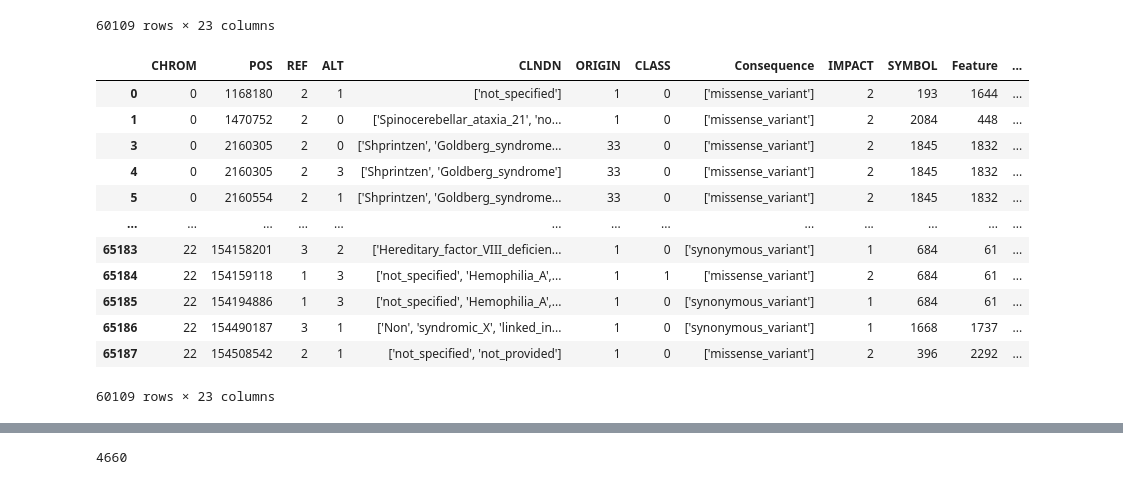
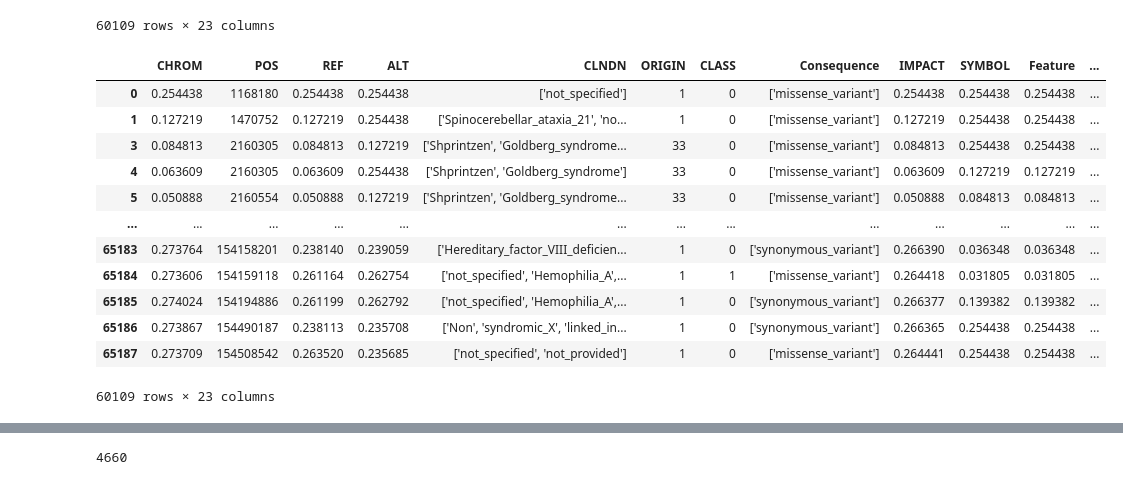
Before and after one commit to angelpuerta/genetic_variants, a Jupyter notebook: 4_designing_model.ipynb, the cells around one changed output, grey strips where cells are left out. Drawn from its saved outputs; the diff is of its cells as text; code cells hidden in the pictures.

```diff
--- a/4_designing_model.ipynb
+++ b/4_designing_model.ipynb
@@ -51,22 +52,23 @@ data
 # %%
 training_data = data.copy()
 
-encode = ["CHROM", "REF", "ALT", "IMPACT", "SYMBOL", "Feature", "Amino_acids", "STRAND", "SIFT", "Amino_acids_target", "PolyPhen", "BLOSUM", "IS_EXON"]
-training_data[encode] = training_data[encode].apply(LabelEncoder().fit_transform)
+encode = ["CHROM", "REF", "ALT", "IMPACT", "SYMBOL", "Feature", "Amino_acids", "SIFT", "Amino_acids_target", "PolyPhen"]
+# training_data[encode] = training_data[encode].apply(LabelEncoder().fit_transform)
+training_data[encode] = CatBoostEncoder(cols=encode).fit_transform(training_data[encode], training_data["CLASS"])
 training_data
 # %% [output]
 |  | CHROM | POS | REF | ALT | CLNDN | ORIGIN | CLASS | Consequence | IMPACT | SYMBOL | Feature | ... |
-| 0 | 0 | 1168180 | 2 | 1 | ['not_specified'] | 1 | 0 | ['missense_variant'] | 2 | 193 | 1644 | ... |
-| 1 | 0 | 1470752 | 2 | 0 | ['Spinocerebellar_ataxia_21', 'no... | 1 | 0 | ['missense_variant'] | 2 | 2084 | 448 | ... |
-| 3 | 0 | 2160305 | 2 | 0 | ['Shprintzen', 'Goldberg_syndrome... | 33 | 0 | ['missense_variant'] | 2 | 1845 | 1832 | ... |
-| 4 | 0 | 2160305 | 2 | 3 | ['Shprintzen', 'Goldberg_syndrome'] | 33 | 0 | ['missense_variant'] | 2 | 1845 | 1832 | ... |
-| 5 | 0 | 2160554 | 2 | 1 | ['Shprintzen', 'Goldberg_syndrome... | 33 | 0 | ['missense_variant'] | 2 | 1845 | 1832 | ... |
+| 0 | 0.254438 | 1168180 | 0.254438 | 0.254438 | ['not_specified'] | 1 | 0 | ['missense_variant'] | 0.254438 | 0.254438 | 0.254438 | ... |
+| 1 | 0.127219 | 1470752 | 0.127219 | 0.254438 | ['Spinocerebellar_ataxia_21', 'no... | 1 | 0 | ['missense_variant'] | 0.127219 | 0.254438 | 0.254438 | ... |
+| 3 | 0.084813 | 2160305 | 0.084813 | 0.127219 | ['Shprintzen', 'Goldberg_syndrome... | 33 | 0 | ['missense_variant'] | 0.084813 | 0.254438 | 0.254438 | ... |
+| 4 | 0.063609 | 2160305 | 0.063609 | 0.254438 | ['Shprintzen', 'Goldberg_syndrome'] | 33 | 0 | ['missense_variant'] | 0.063609 | 0.127219 | 0.127219 | ... |
+| 5 | 0.050888 | 2160554 | 0.050888 | 0.127219 | ['Shprintzen', 'Goldberg_syndrome... | 33 | 0 | ['missense_variant'] | 0.050888 | 0.084813 | 0.084813 | ... |
 | ... | ... | ... | ... | ... | ... | ... | ... | ... | ... | ... | ... | ... |
-| 65183 | 22 | 154158201 | 3 | 2 | ['Hereditary_factor_VIII_deficien... | 1 | 0 | ['synonymous_variant'] | 1 | 684 | 61 | ... |
-| 65184 | 22 | 154159118 | 1 | 3 | ['not_specified', 'Hemophilia_A',... | 1 | 1 | ['missense_variant'] | 2 | 684 | 61 | ... |
-| 65185 | 22 | 154194886 | 1 | 3 | ['not_specified', 'Hemophilia_A',... | 1 | 0 | ['synonymous_variant'] | 1 | 684 | 61 | ... |
-| 65186 | 22 | 154490187 | 3 | 1 | ['Non', 'syndromic_X', 'linked_in... | 1 | 0 | ['synonymous_variant'] | 1 | 1668 | 1737 | ... |
-| 65187 | 22 | 154508542 | 2 | 1 | ['not_specified', 'not_provided'] | 1 | 0 | ['missense_variant'] | 2 | 396 | 2292 | ... |
+| 65183 | 0.273764 | 154158201 | 0.238140 | 0.239059 | ['Hereditary_factor_VIII_deficien... | 1 | 0 | ['synonymous_variant'] | 0.266390 | 0.036348 | 0.036348 | ... |
+| 65184 | 0.273606 | 154159118 | 0.261164 | 0.262754 | ['not_specified', 'Hemophilia_A',... | 1 | 1 | ['missense_variant'] | 0.264418 | 0.031805 | 0.031805 | ... |
+| 65185 | 0.274024 | 154194886 | 0.261199 | 0.262792 | ['not_specified', 'Hemophilia_A',... | 1 | 0 | ['synonymous_variant'] | 0.266377 | 0.139382 | 0.139382 | ... |
+| 65186 | 0.273867 | 154490187 | 0.238113 | 0.235708 | ['Non', 'syndromic_X', 'linked_in... | 1 | 0 | ['synonymous_variant'] | 0.266365 | 0.254438 | 0.254438 | ... |
+| 65187 | 0.273709 | 154508542 | 0.263520 | 0.235685 | ['not_specified', 'not_provided'] | 1 | 0 | ['missense_variant'] | 0.264441 | 0.254438 | 0.254438 | ... |
 60109 rows × 23 columns
 # %%
 CLNDN_values = set()
```
Also changed, not shown: parts of 40 cells of this notebook, 2 other files.
